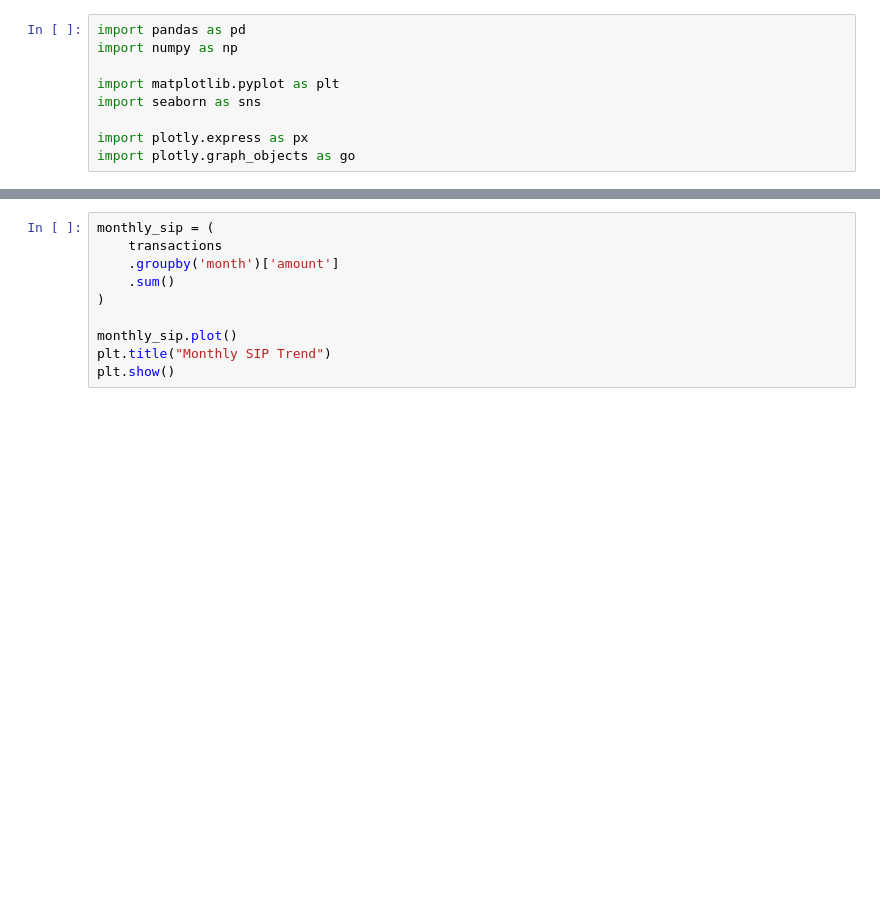
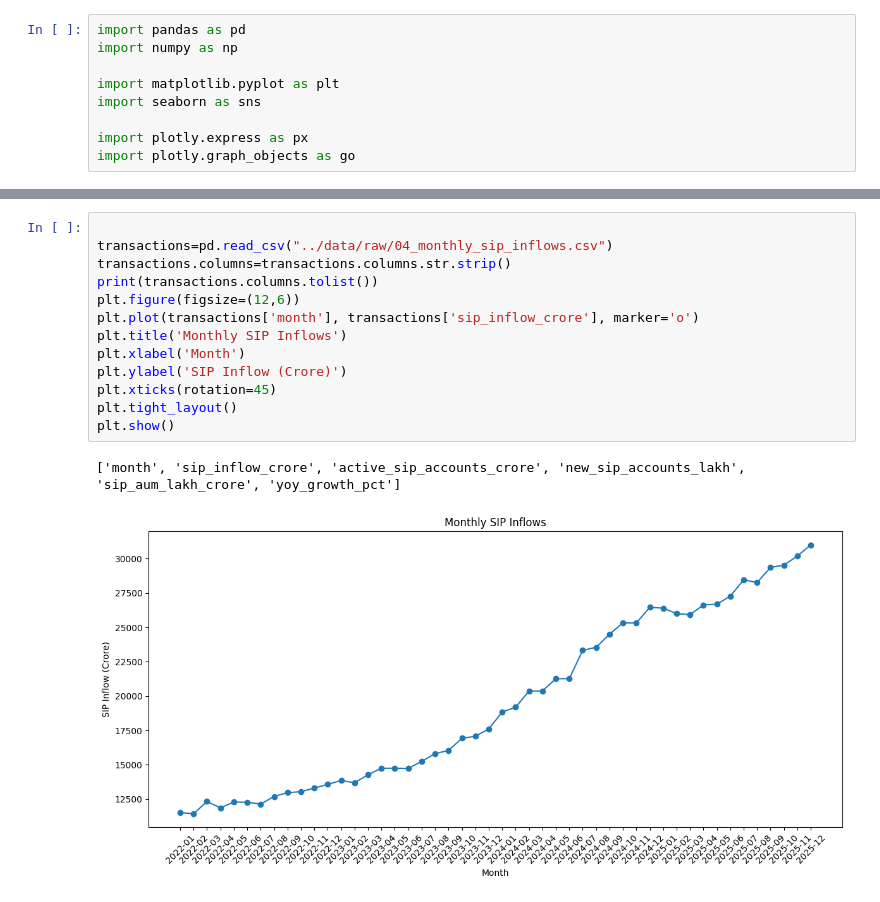
Before and after one commit to bhargavi564/mutual-fund-analytics, a Jupyter notebook: notebooks/EDA_Analysis.ipynb, the cells around one changed output, grey strips where cells are left out. Saved outputs shown, nothing was run; the diff lists cells and outputs as text; blank space fills up the shorter version.

```diff
--- a/notebooks/EDA_Analysis.ipynb
+++ b/notebooks/EDA_Analysis.ipynb
@@ -40,12 +63,18 @@ plt.show()
 # %%
-monthly_sip = (
-    transactions
-    .groupby('month')['amount']
-    .sum()
-)
 
-monthly_sip.plot()
-plt.title("Monthly SIP Trend")
+transactions=pd.read_csv("../data/raw/04_monthly_sip_inflows.csv")
+transactions.columns=transactions.columns.str.strip()
+print(transactions.columns.tolist())
+plt.figure(figsize=(12,6))
+plt.plot(transactions['month'], transactions['sip_inflow_crore'], marker='o')
+plt.title('Monthly SIP Inflows')
+plt.xlabel('Month')
+plt.ylabel('SIP Inflow (Crore)')
+plt.xticks(rotation=45)
+plt.tight_layout()
 plt.show()
+# %% [output]
+['month', 'sip_inflow_crore', 'active_sip_accounts_crore', 'new_sip_accounts_lakh', 'sip_aum_lakh_crore', 'yoy_growth_pct']
+[figure, added]
 # %%
 pivot = category_data.pivot_table(
```
Also changed, not shown: parts of 21 cells of this notebook, 16 other files.
